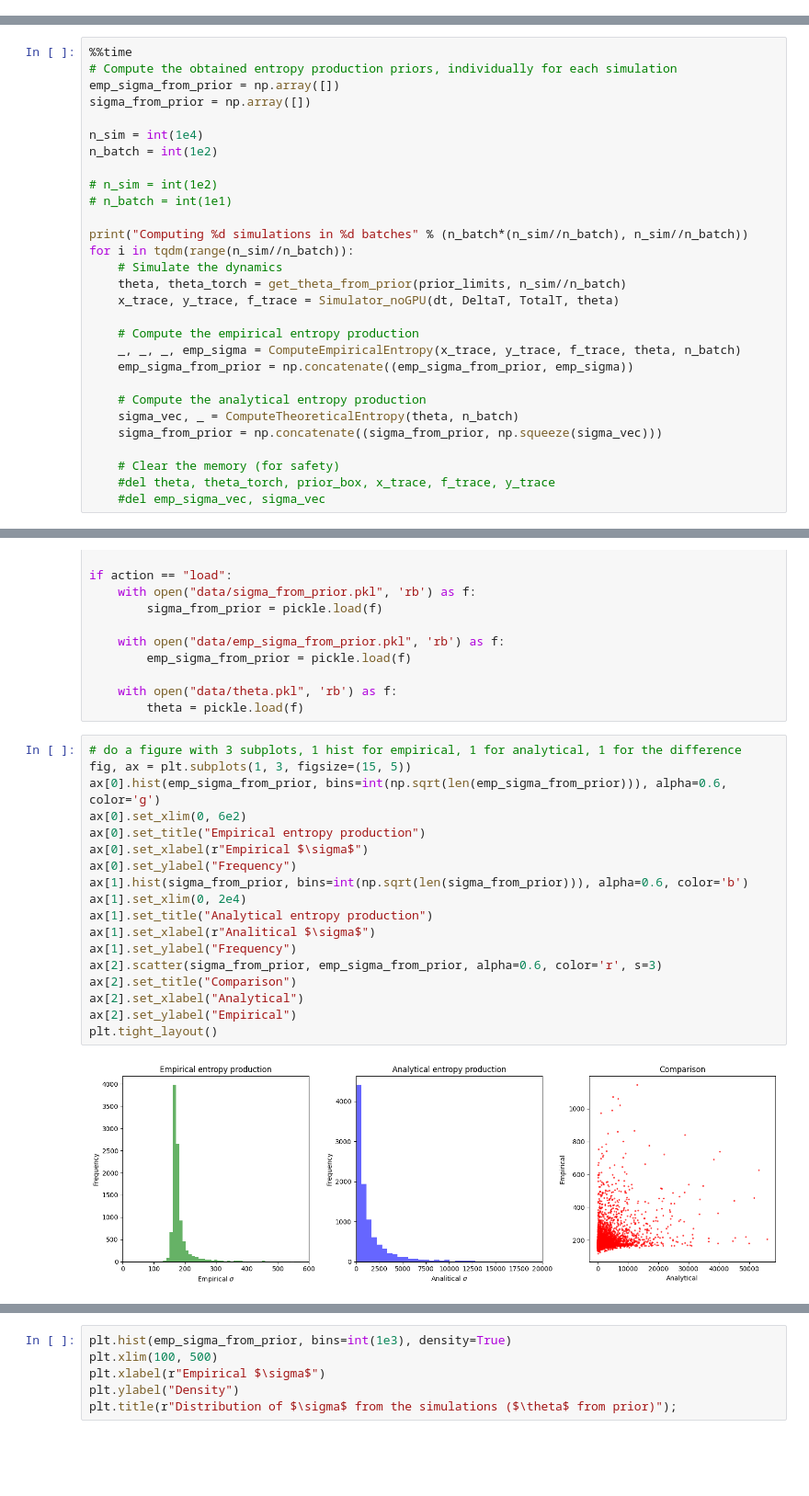
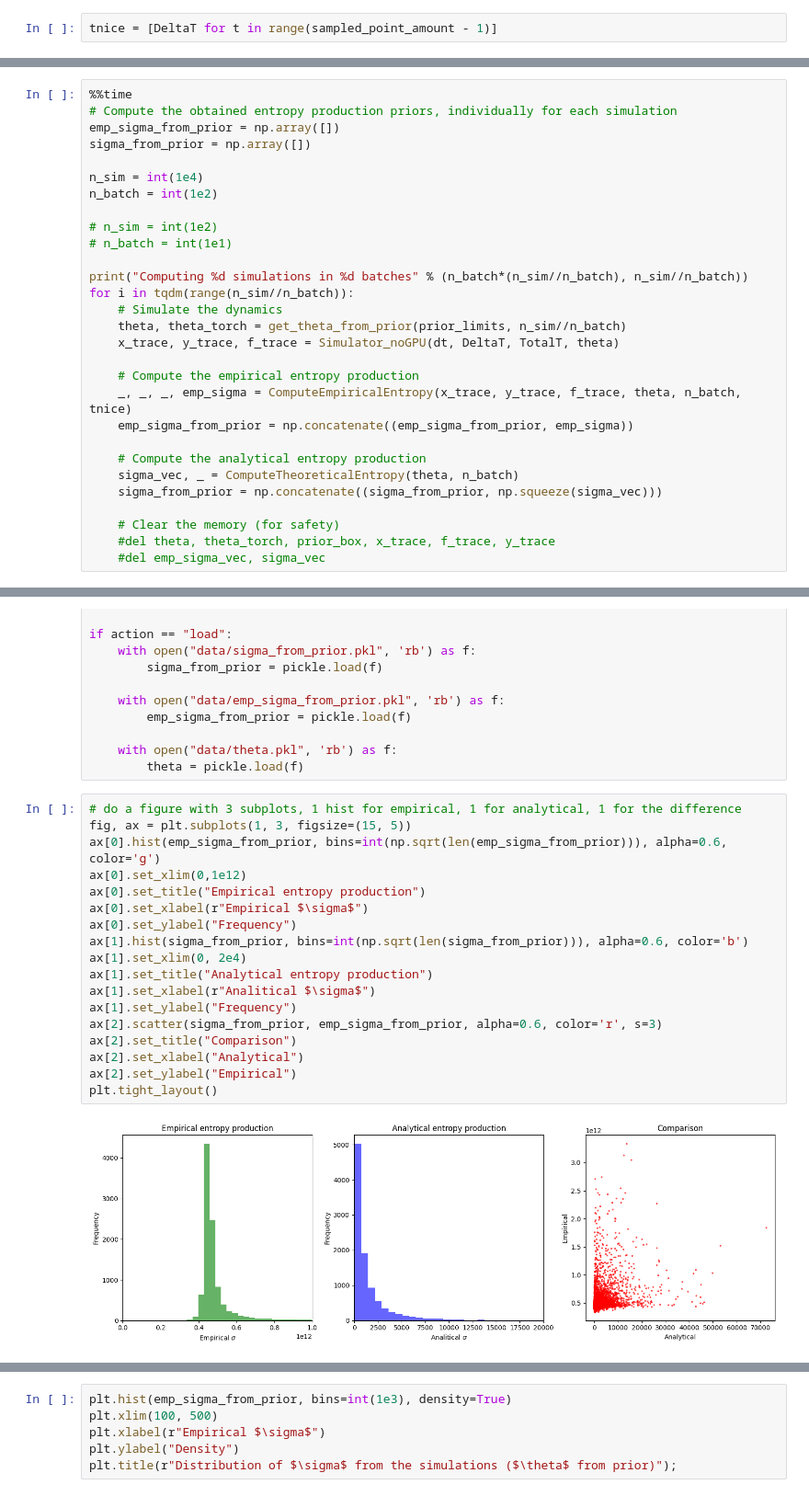
Before and after one commit to jacopocarotenuto/SBI_RedBloodCells, a Jupyter notebook: results.ipynb, the cells around one changed output, grey strips where cells are left out. Shown at 92% size. Cells and saved outputs as stored; diff of their text form; blank space fills up the shorter version.

Commit message:
time t sigma empirica

```diff
--- a/results.ipynb
+++ b/results.ipynb
@@ -37,6 +37,8 @@ prior_limits = {
     "tau": [2e-2, 20e-2],
     "eps": [0.5, 6],
 }
+# %%
+tnice = [DeltaT for t in range(sampled_point_amount - 1)]
 # %%
 # Dummy call to compile the simulator
 theta, theta_torch = get_theta_from_prior(prior_limits, 1)
@@ -328,7 +330,7 @@ for i in tqdm(range(n_sim//n_batch)):
     x_trace, y_trace, f_trace = Simulator_noGPU(dt, DeltaT, TotalT, theta)
 
     # Compute the empirical entropy production
-    _, _, _, emp_sigma = ComputeEmpiricalEntropy(x_trace, y_trace, f_trace, theta, n_batch)
+    _, _, _, emp_sigma = ComputeEmpiricalEntropy(x_trace, y_trace, f_trace, theta, n_batch, tnice)
     emp_sigma_from_prior = np.concatenate((emp_sigma_from_prior, emp_sigma))
 
     # Compute the analytical entropy production
@@ -367,20 +369,20 @@ if action == "load":
 # %%
 # do a figure with 3 subplots, 1 hist for empirical, 1 for analytical, 1 for the difference
 fig, ax = plt.subplots(1, 3, figsize=(15, 5))
 ax[0].hist(emp_sigma_from_prior, bins=int(np.sqrt(len(emp_sigma_from_prior))), alpha=0.6, color='g')
-ax[0].set_xlim(0, 6e2)
+ax[0].set_xlim(0,1e12)
 ax[0].set_title("Empirical entropy production")
 ax[0].set_xlabel(r"Empirical $\sigma$")
 ax[0].set_ylabel("Frequency")
 ax[1].hist(sigma_from_prior, bins=int(np.sqrt(len(sigma_from_prior))), alpha=0.6, color='b')
 ax[1].set_xlim(0, 2e4)
 ax[1].set_title("Analytical entropy production")
 ax[1].set_xlabel(r"Analitical $\sigma$")
 ax[1].set_ylabel("Frequency")
 ax[2].scatter(sigma_from_prior, emp_sigma_from_prior, alpha=0.6, color='r', s=3)
 ax[2].set_title("Comparison")
 ax[2].set_xlabel("Analytical")
 ax[2].set_ylabel("Empirical")
 plt.tight_layout()
 # %% [output]
-[figure, old version]
+[figure, new version]
```
Also changed, not shown: parts of 2 cells of this notebook, 1 other file.
